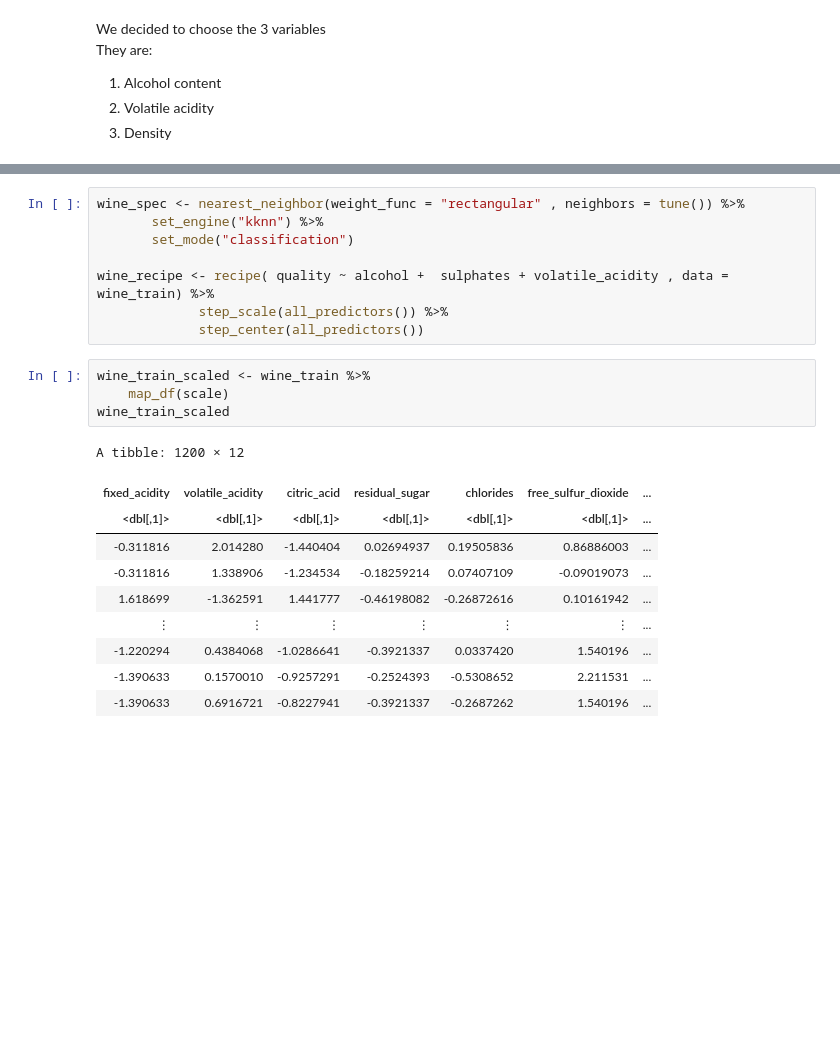
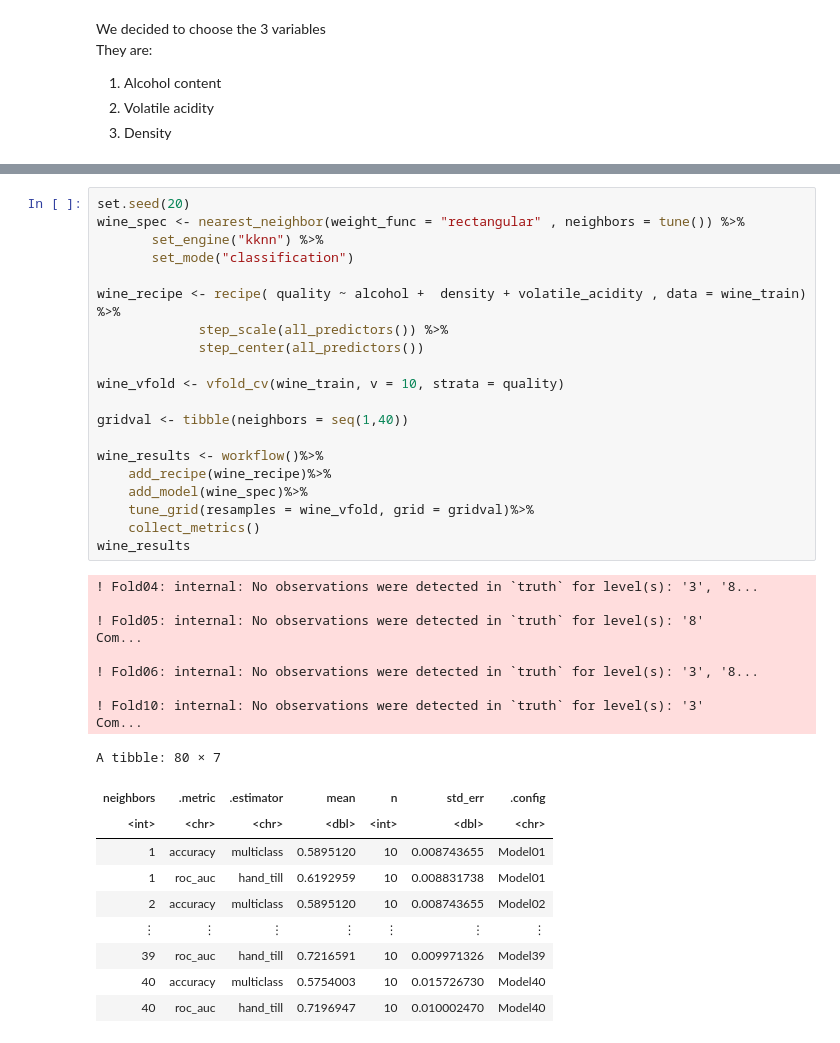
Before and after one commit to owen-smlth/dsci100group44, a Jupyter notebook: groupprojectproposal.ipynb, the cells around one changed output, grey strips where cells are left out. Cells and saved outputs as stored; diff of their text form; blank space fills up the shorter version.

Commit message:
group project 44
finished testing accuracy

```diff
--- a/groupprojectproposal.ipynb
+++ b/groupprojectproposal.ipynb
@@ -144,23 +177,40 @@ How does quality affect the popularity of certain kinds of wine?
 # %%
+set.seed(20)
 wine_spec <- nearest_neighbor(weight_func = "rectangular" , neighbors = tune()) %>%
        set_engine("kknn") %>%
        set_mode("classification")
 
-wine_recipe <- recipe( quality ~ alcohol +  sulphates + volatile_acidity , data = wine_train) %>%
+wine_recipe <- recipe( quality ~ alcohol +  density + volatile_acidity , data = wine_train) %>%
              step_scale(all_predictors()) %>%
              step_center(all_predictors())
+
+wine_vfold <- vfold_cv(wine_train, v = 10, strata = quality)
+
+gridval <- tibble(neighbors = seq(1,40))
+
+wine_results <- workflow()%>%
+    add_recipe(wine_recipe)%>%
+    add_model(wine_spec)%>%
+    tune_grid(resamples = wine_vfold, grid = gridval)%>%
+    collect_metrics()
+wine_results
+# %% [output]
+! Fold04: internal: No observations were detected in `truth` for level(s): '3', '8...
+
+! Fold05: internal: No observations were detected in `truth` for level(s): '8'
+Com...
+
+! Fold06: internal: No observations were detected in `truth` for level(s): '3', '8...
+
+! Fold10: internal: No observations were detected in `truth` for level(s): '3'
+Com...
+A tibble: 80 × 7
+| neighbors | .metric | .estimator | mean | n | std_err | .config |
+| <int> | <chr> | <chr> | <dbl> | <int> | <dbl> | <chr> |
+| 1 | accuracy | multiclass | 0.5895120 | 10 | 0.008743655 | Model01 |
+| 1 | roc_auc | hand_till | 0.6192959 | 10 | 0.008831738 | Model01 |
+| 2 | accuracy | multiclass | 0.5895120 | 10 | 0.008743655 | Model02 |
+| ⋮ | ⋮ | ⋮ | ⋮ | ⋮ | ⋮ | ⋮ |
+| 39 | roc_auc | hand_till | 0.7216591 | 10 | 0.009971326 | Model39 |
+| 40 | accuracy | multiclass | 0.5754003 | 10 | 0.015726730 | Model40 |
+| 40 | roc_auc | hand_till | 0.7196947 | 10 | 0.010002470 | Model40 |
-# %%
-wine_train_scaled <- wine_train %>%
-    map_df(scale)
-wine_train_scaled
-# %% [output]
-A tibble: 1200 × 12
-| fixed_acidity | volatile_acidity | citric_acid | residual_sugar | chlorides | free_sulfur_dioxide | ... |
-| <dbl[,1]> | <dbl[,1]> | <dbl[,1]> | <dbl[,1]> | <dbl[,1]> | <dbl[,1]> | ... |
-| -0.311816 | 2.014280 | -1.440404 | 0.02694937 | 0.19505836 | 0.86886003 | ... |
-| -0.311816 | 1.338906 | -1.234534 | -0.18259214 | 0.07407109 | -0.09019073 | ... |
-| 1.618699 | -1.362591 | 1.441777 | -0.46198082 | -0.26872616 | 0.10161942 | ... |
-| ⋮ | ⋮ | ⋮ | ⋮ | ⋮ | ⋮ | ... |
-| -1.220294 | 0.4384068 | -1.0286641 | -0.3921337 | 0.0337420 | 1.540196 | ... |
-| -1.390633 | 0.1570010 | -0.9257291 | -0.2524393 | -0.5308652 | 2.211531 | ... |
-| -1.390633 | 0.6916721 | -0.8227941 | -0.3921337 | -0.2687262 | 1.540196 | ... |
```
Also changed, not shown: parts of 15 cells of this notebook.
